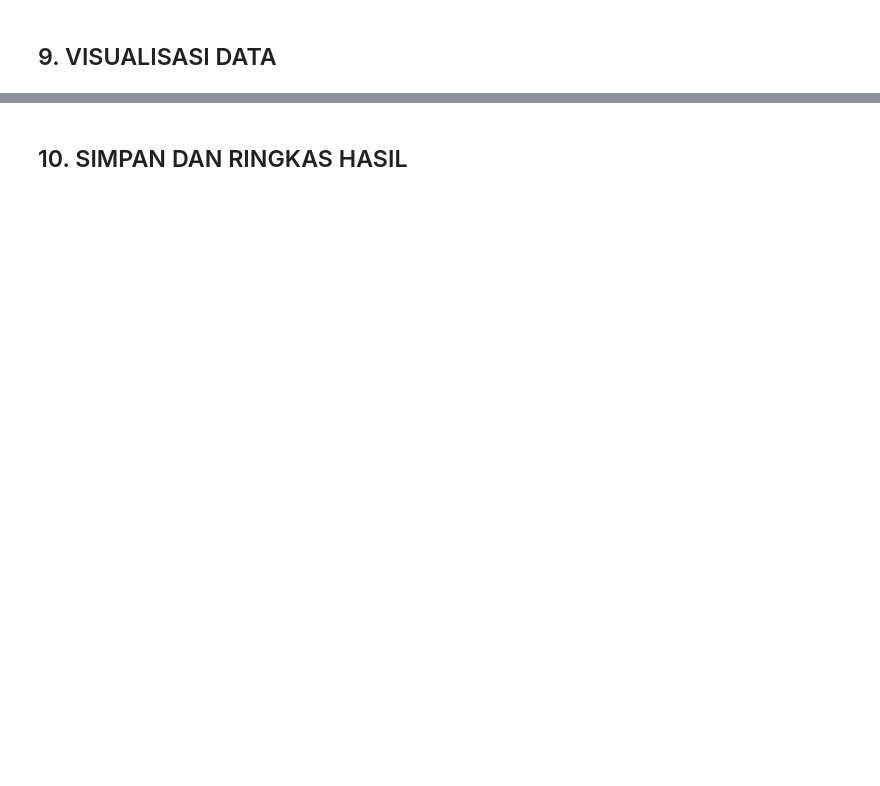
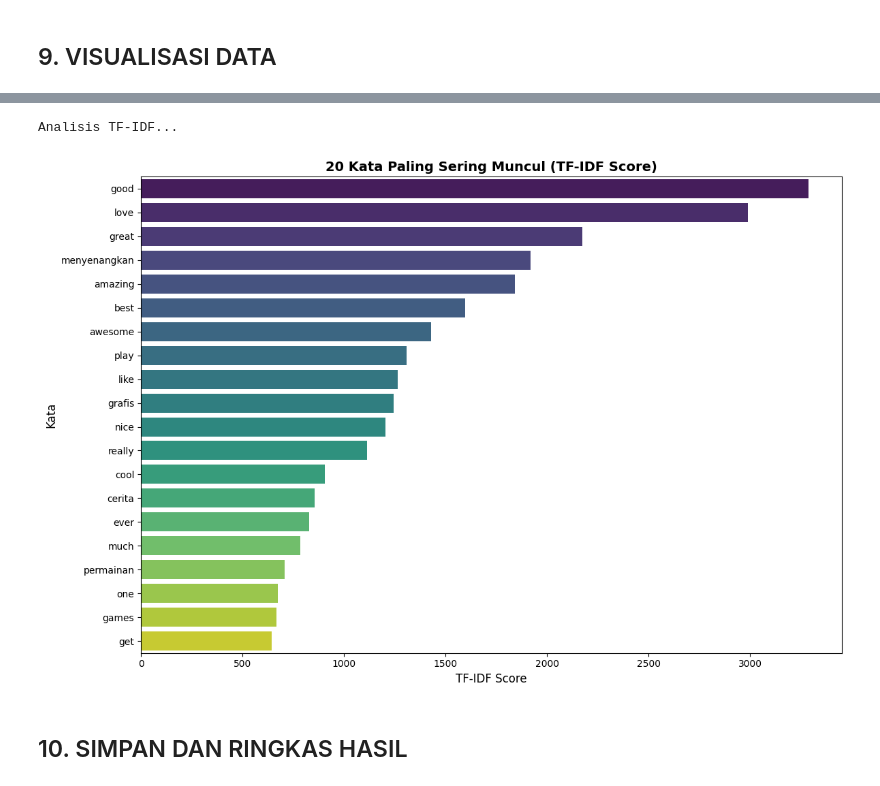
Before and after one commit to farismnrr/sentimen_analysis_honkai_impact_3, a Jupyter notebook: webscraping_tensorflow.ipynb, the cells around one changed output, grey strips where cells are left out. Saved outputs shown, nothing was run; the diff lists cells and outputs as text; code cells hidden in the pictures; blank space fills up the shorter version.

```diff
--- a/webscraping_tensorflow.ipynb
+++ b/webscraping_tensorflow.ipynb
@@ -572,23 +616,35 @@ plt.show()
 # %%
 # 9.7. Analisis TF-IDF
 print("Analisis TF-IDF...")
 text_data = clean_df['text_final'].tolist()
 vectorizer = TfidfVectorizer(max_features=1000)
 tfidf_matrix = vectorizer.fit_transform(text_data)
 feature_names = vectorizer.get_feature_names_out()
-tfidf_scores = tfidf_matrix.sum(axis=0).A1
-sorted_indices = np.argsort(tfidf_scores)[::-1][:20]
+
+# Gunakan metode alternatif untuk menghitung skor TF-IDF yang lebih reliable
+from scipy import sparse
+tfidf_sums = []
+for i in range(len(feature_names)):
+    # Gunakan slice column untuk mendapatkan skor TF-IDF untuk kata tertentu
+    col = tfidf_matrix.getcol(i)
+    tfidf_sums.append(np.sum(col.toarray()))
+
+# Dapatkan 20 kata dengan skor tertinggi
+sorted_indices = np.argsort(tfidf_sums)[::-1][:20]
 word_freq_df = pd.DataFrame({
     'kata': [feature_names[i] for i in sorted_indices],
-    'skor': [tfidf_scores[i] for i in sorted_indices]
+    'skor': [tfidf_sums[i] for i in sorted_indices]
 })
 plt.figure(figsize=(12, 8))
 sns.barplot(data=word_freq_df, y='kata', x='skor', palette='viridis')
 plt.title('20 Kata Paling Sering Muncul (TF-IDF Score)', fontsize=14, fontweight='bold')
 plt.xlabel('TF-IDF Score', fontsize=12)
 plt.ylabel('Kata', fontsize=12)
 plt.tight_layout()
 plt.show()
+# %% [output]
+Analisis TF-IDF...
+[figure, added]
 # %% [markdown]
 ## 10. SIMPAN DAN RINGKAS HASIL
 # %%
```
Also changed, not shown: parts of 22 cells of this notebook, 3 other files.
